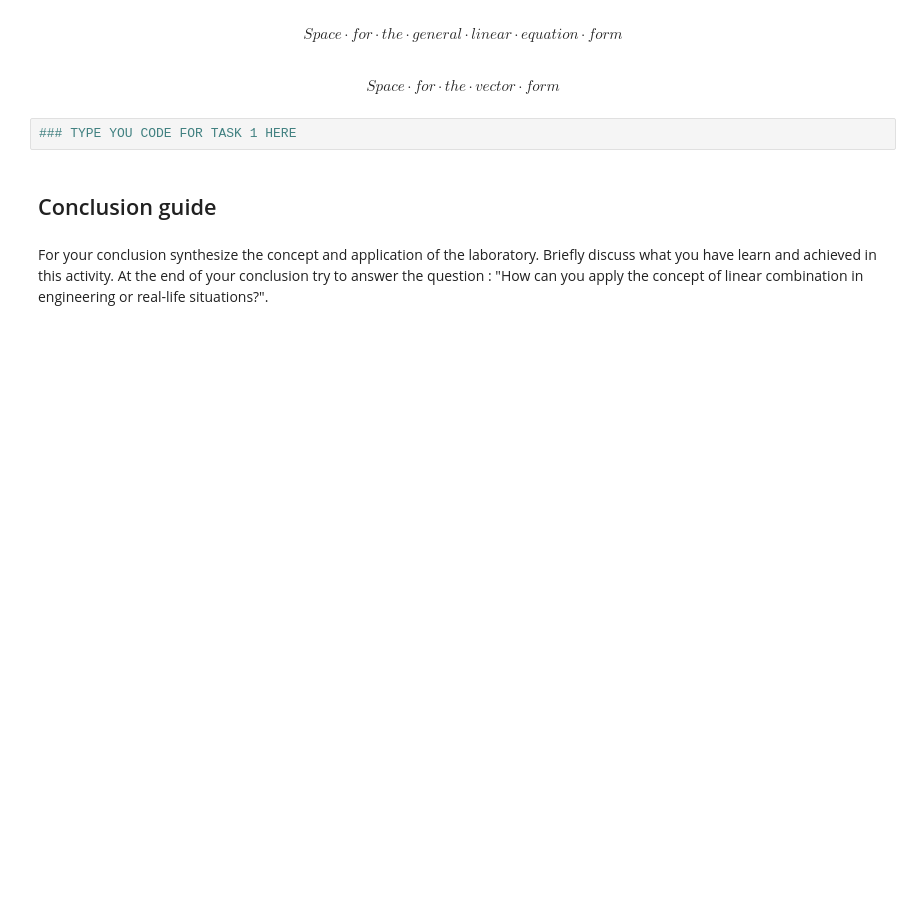
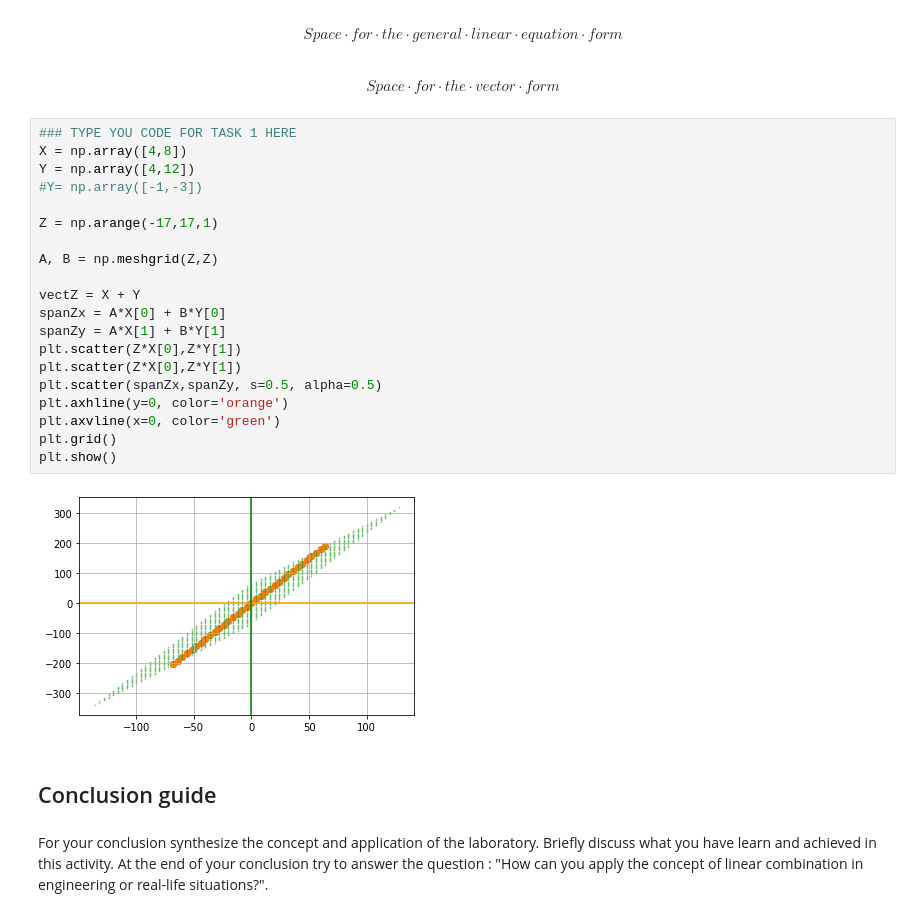
Before and after one commit to silvertounge00/Linear-Algebra_ChE_2nd-Sem-2021-2022, a Jupyter notebook: Assignment_10.ipynb, the cells around one changed output. Saved outputs shown, nothing was run; the diff lists cells and outputs as text; blank space fills up the shorter version.

```diff
--- a/Assignment_10.ipynb
+++ b/Assignment_10.ipynb
@@ -123,8 +125,28 @@ Space \cdot for \cdot the \cdot general \cdot linear \cdot equation \cdot form
 $$
 # %% [markdown]
 $$Space \cdot for \cdot the \cdot vector \cdot form$$
-# %%
-### TYPE YOU CODE FOR TASK 1 HERE
+# %%
+### TYPE YOU CODE FOR TASK 1 HERE
+X = np.array([4,8])
+Y = np.array([4,12])
+#Y= np.array([-1,-3])
+
+Z = np.arange(-17,17,1)
+
+A, B = np.meshgrid(Z,Z)
+
+vectZ = X + Y
+spanZx = A*X[0] + B*Y[0]
+spanZy = A*X[1] + B*Y[1]
+plt.scatter(Z*X[0],Z*Y[1])
+plt.scatter(Z*X[0],Z*Y[1])
+plt.scatter(spanZx,spanZy, s=0.5, alpha=0.5)
+plt.axhline(y=0, color='orange')
+plt.axvline(x=0, color='green')
+plt.grid()
+plt.show()
+# %% [output]
+[figure, added]
 # %% [markdown]
 ## Conclusion guide
 # %% [markdown]
```
Also changed, not shown: parts of 1 cell of this notebook.
